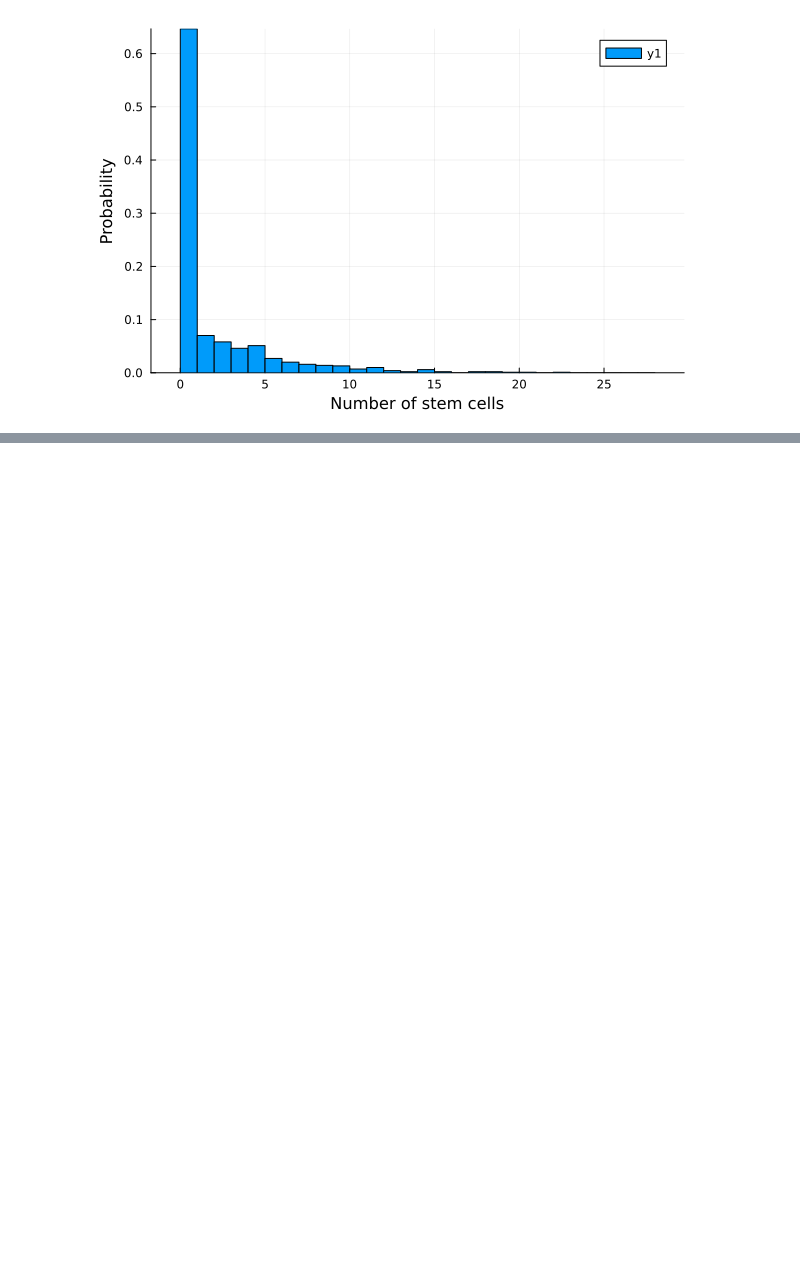
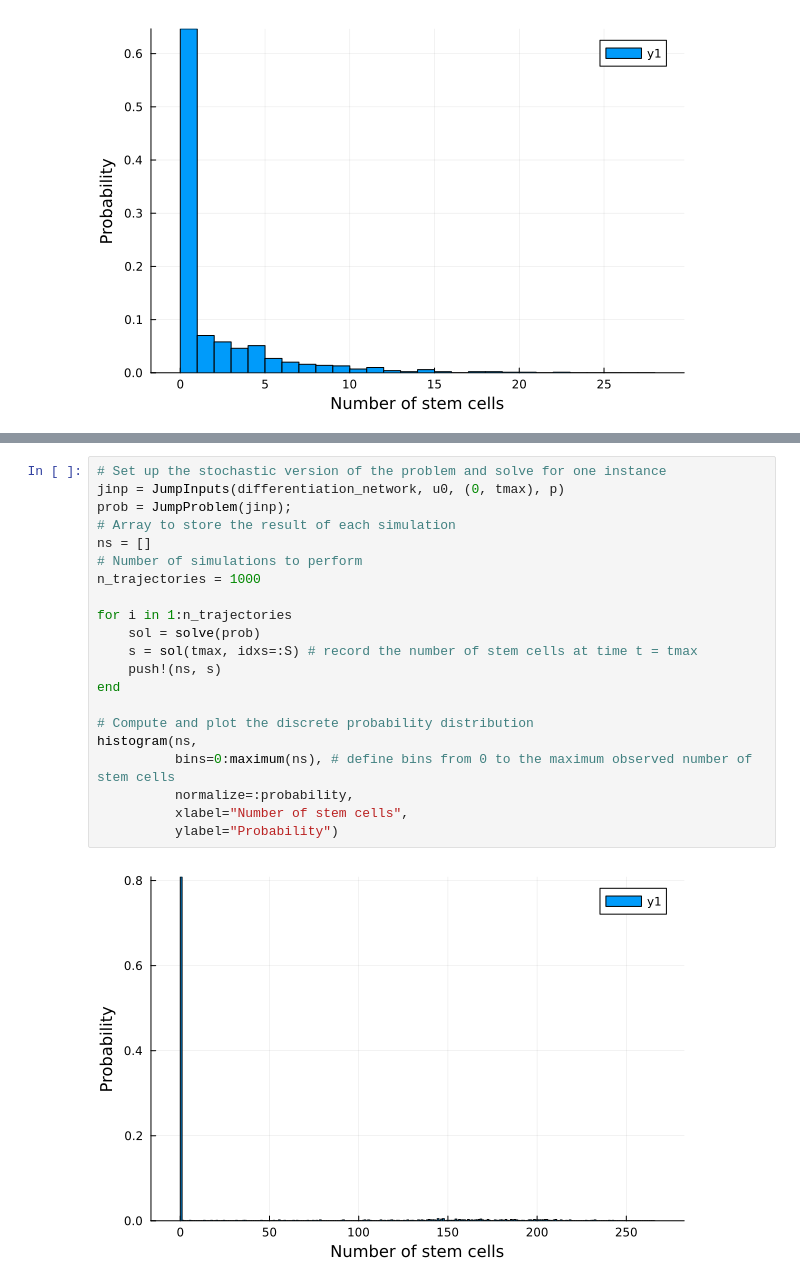
Before and after one commit to zancaa/trees-of-life, a Jupyter notebook: stochastic_logistic_growth.ipynb, the cells around one changed output, grey strips where cells are left out. Cells and saved outputs as stored; diff of their text form; blank space fills up the shorter version.

```diff
--- a/stochastic_logistic_growth.ipynb
+++ b/stochastic_logistic_growth.ipynb
@@ -111,0 +227,23 @@ histogram(ns,
+# %%
+# Set up the stochastic version of the problem and solve for one instance
+jinp = JumpInputs(differentiation_network, u0, (0, tmax), p)
+prob = JumpProblem(jinp);
+# Array to store the result of each simulation
+ns = []
+# Number of simulations to perform
+n_trajectories = 1000
+
+for i in 1:n_trajectories
+    sol = solve(prob)
+    s = sol(tmax, idxs=:S) # record the number of stem cells at time t = tmax
+    push!(ns, s)
+end
+
+# Compute and plot the discrete probability distribution
+histogram(ns,
+          bins=0:maximum(ns), # define bins from 0 to the maximum observed number of stem cells
+          normalize=:probability,
+          xlabel="Number of stem cells",
+          ylabel="Probability")
+# %% [output]
+[figure, added]
```
Also changed, not shown: parts of 6 cells of this notebook.
